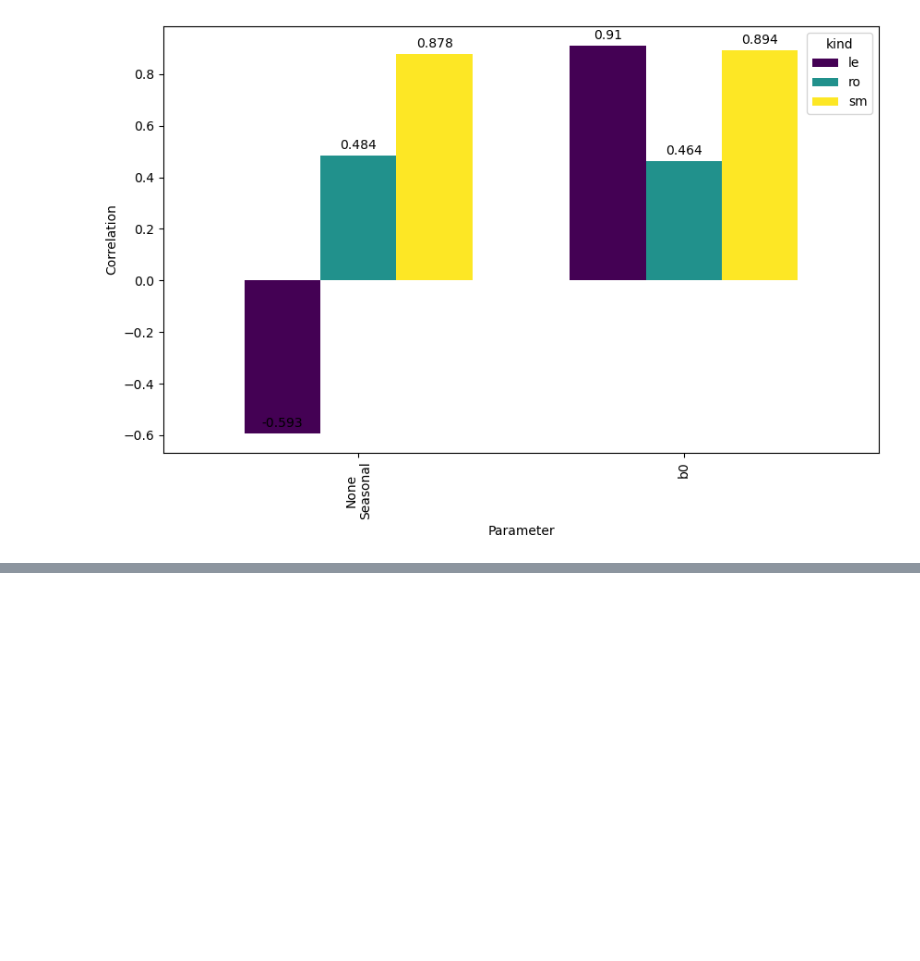
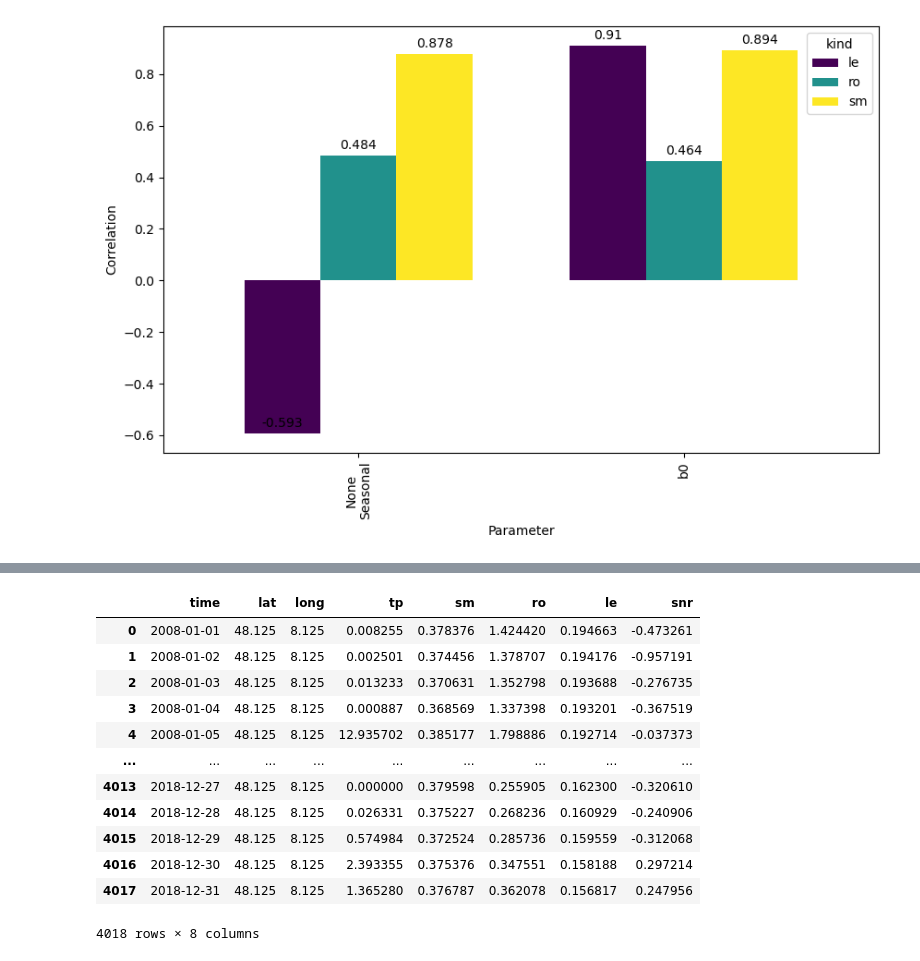
Before and after one commit to JohannaTrost/VegSWBM, a Jupyter notebook: src/main.ipynb, the cells around one changed output, grey strips where cells are left out. Cells and saved outputs as stored; diff of their text form; code cells hidden in the pictures; blank space fills up the shorter version.

```diff
--- a/src/main.ipynb
+++ b/src/main.ipynb
@@ -120,0 +147,16 @@ plt.show()
+# %%
+input_swbm
+# %% [output]
+|  | time | lat | long | tp | sm | ro | le | snr |
+| 0 | 2008-01-01 | 48.125 | 8.125 | 0.008255 | 0.378376 | 1.424420 | 0.194663 | -0.473261 |
+| 1 | 2008-01-02 | 48.125 | 8.125 | 0.002501 | 0.374456 | 1.378707 | 0.194176 | -0.957191 |
+| 2 | 2008-01-03 | 48.125 | 8.125 | 0.013233 | 0.370631 | 1.352798 | 0.193688 | -0.276735 |
+| 3 | 2008-01-04 | 48.125 | 8.125 | 0.000887 | 0.368569 | 1.337398 | 0.193201 | -0.367519 |
+| 4 | 2008-01-05 | 48.125 | 8.125 | 12.935702 | 0.385177 | 1.798886 | 0.192714 | -0.037373 |
+| ... | ... | ... | ... | ... | ... | ... | ... | ... |
+| 4013 | 2018-12-27 | 48.125 | 8.125 | 0.000000 | 0.379598 | 0.255905 | 0.162300 | -0.320610 |
+| 4014 | 2018-12-28 | 48.125 | 8.125 | 0.026331 | 0.375227 | 0.268236 | 0.160929 | -0.240906 |
+| 4015 | 2018-12-29 | 48.125 | 8.125 | 0.574984 | 0.372524 | 0.285736 | 0.159559 | -0.312068 |
+| 4016 | 2018-12-30 | 48.125 | 8.125 | 2.393355 | 0.375376 | 0.347551 | 0.158188 | 0.297214 |
+| 4017 | 2018-12-31 | 48.125 | 8.125 | 1.365280 | 0.376787 | 0.362078 | 0.156817 | 0.247956 |
+4018 rows × 8 columns
```
Also changed, not shown: parts of 5 cells of this notebook.
